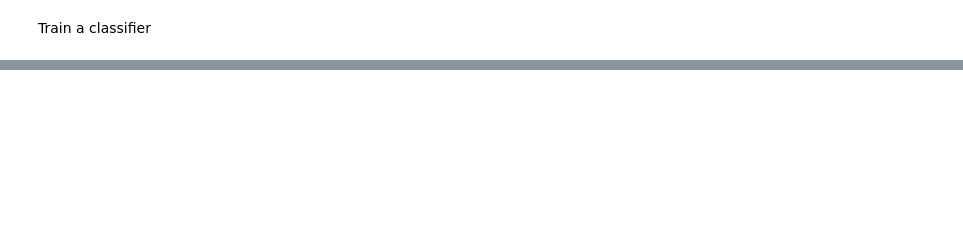
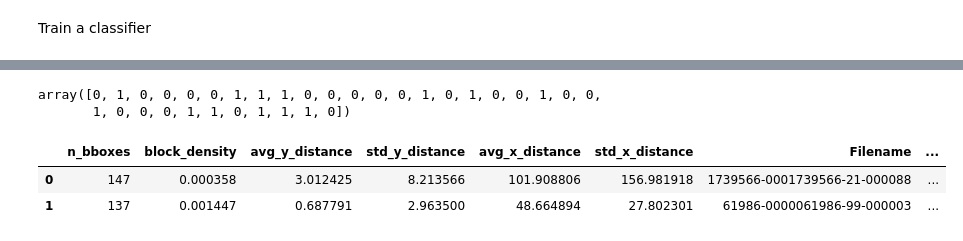
Before and after one commit to catalyst-cooperative/mozilla-sec-eia, a Jupyter notebook: notebooks/15-kl-scratch-paragraph-classifier.ipynb, the cells around one changed output, grey strips where cells are left out. Saved outputs shown, nothing was run; the diff lists cells and outputs as text; code cells hidden in the pictures; blank space fills up the shorter version.

```diff
--- a/notebooks/15-kl-scratch-paragraph-classifier.ipynb
+++ b/notebooks/15-kl-scratch-paragraph-classifier.ipynb
@@ -14,7 +15,12 @@ from mozilla_sec_eia.models.sec10k.utils.pdf import get_pdf_data_from_path
 # %% [markdown]
 Create a directory with all of the validation docs
 # %%
-hist_df = pd.read_csv("validation_layout_histogram.csv")
+hist_filename = "ex21_layout_histogram.csv"
+hist_df = pd.read_csv(
+        resources.files("mozilla_sec_eia.package_data.validation_data")
+        / hist_filename,
+        comment="#",
+    )
 # %%
 hist_df.loc[:, "full_filename"] = "edgar/data/" + hist_df["Filename"].str.split("-", expand=True)[0] + "/" + hist_df["Filename"].str.split("-", expand=True, n=1)[1] + ".txt"
 # %%
@@ -122,0 +177,11 @@ weighted avg       1.00      1.00      1.00        15
+# %%
+y_pred
+# %% [output]
+array([0, 1, 0, 0, 0, 0, 1, 1, 1, 0, 0, 0, 0, 0, 1, 0, 1, 0, 0, 1, 0, 0,
+       1, 0, 0, 0, 1, 1, 0, 1, 1, 1, 0])
+# %%
+input_df.head(2)
+# %% [output]
+|  | n_bboxes | block_density | avg_y_distance | std_y_distance | avg_x_distance | std_x_distance | Filename | ... |
+| 0 | 147 | 0.000358 | 3.012425 | 8.213566 | 101.908806 | 156.981918 | 1739566-0001739566-21-000088 | ... |
+| 1 | 137 | 0.001447 | 0.687791 | 2.963500 | 48.664894 | 27.802301 | 61986-0000061986-99-000003 | ... |
```
Also changed, not shown: parts of 11 cells of this notebook, 3 other files.
